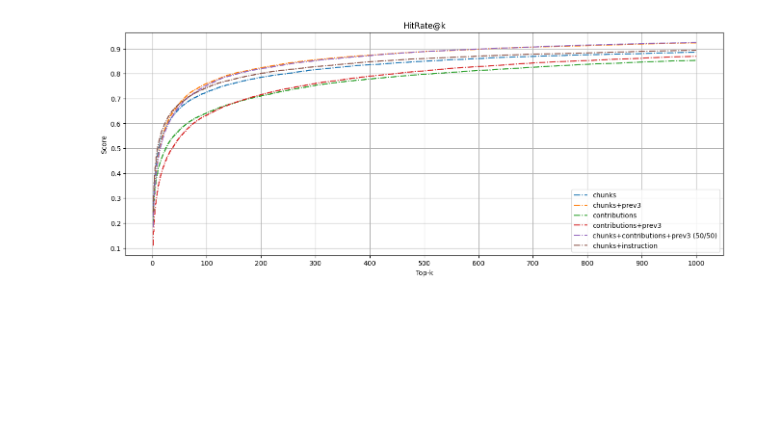
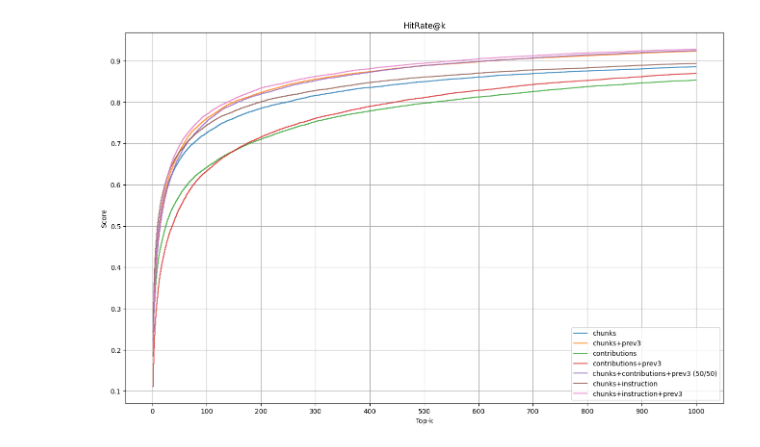
Before and after one commit to benjaminb/citeline, a Jupyter notebook: plot_results.ipynb, the cells around one changed output. Saved outputs shown, nothing was run; the diff lists cells and outputs as text; code cells hidden in the pictures; blank space fills up the shorter version.

```diff
--- a/plot_results.ipynb
+++ b/plot_results.ipynb
@@ -11,30 +11,31 @@ paths = [
     "experiments/results/contributions_add_prev_3_normTrue_n14451_topk1000_20250731_163726/results_contributions_add_prev_3_normTrue_n14451_topk1000_20250731_163726.json",
     "experiments/results/contributions_add_prev_3_normTrue_n14451_topk1000_20250731_181942/results_contributions_add_prev_3_normTrue_n14451_topk1000_20250731_181942.json",
     "experiments/results/basic_chunks_add_bge_instruction_normTrue_cosine_n14681_20250806_102946/results_basic_chunks_add_bge_instruction_normTrue_cosine_n14681_20250806_102946.json",
+    "experiments/results/basic_chunks_add_bge_prev_3_normTrue_cosine_n14681_20250806_121143/results_basic_chunks_add_bge_prev_3_normTrue_cosine_n14681_20250806_121143.json",
 ]
 
-names = ["chunks", "chunks+prev3", "contributions", "contributions+prev3", "chunks+contributions+prev3 (50/50)", "chunks+instruction"]
+names = ["chunks", "chunks+prev3", "contributions", "contributions+prev3", "chunks+contributions+prev3 (50/50)", "chunks+instruction", "chunks+instruction+prev3"]
 # %%
 k_values = [k for k in range(1, 1001)]
 
 # Make a plot of the average hit rates (y-axis) and IoU (Jaccard) vs. top-k (x-axis)
-plt.figure(figsize=(16, 6))
+plt.figure(figsize=(16, 10))
 for path, name in zip(paths, names):
     with open(path, "r") as f:
         data = json.load(f)
-    plt.plot(k_values, data['average_hit_rates'], drawstyle='steps-post', linestyle="-.", label=name)
+    plt.plot(k_values, data['average_hit_rates'], drawstyle='steps-post', linestyle="-", lw=1.5, alpha=0.8, label=name)
 plt.xlabel("Top-k")
 plt.ylabel("Score")
 plt.title("HitRate@k")
 plt.legend()
 plt.grid()
 
 # Set x-ticks every 100
 plt.gca().xaxis.set_major_locator(MultipleLocator(100))
 
 plt.show()
 # %% [output]
-[figure, old version]
+[figure, new version]
 # %%
 plt.savefig(f"k1000.png")
 plt.close()
```
Also changed, not shown: parts of 2 cells of this notebook, 7 other files.
